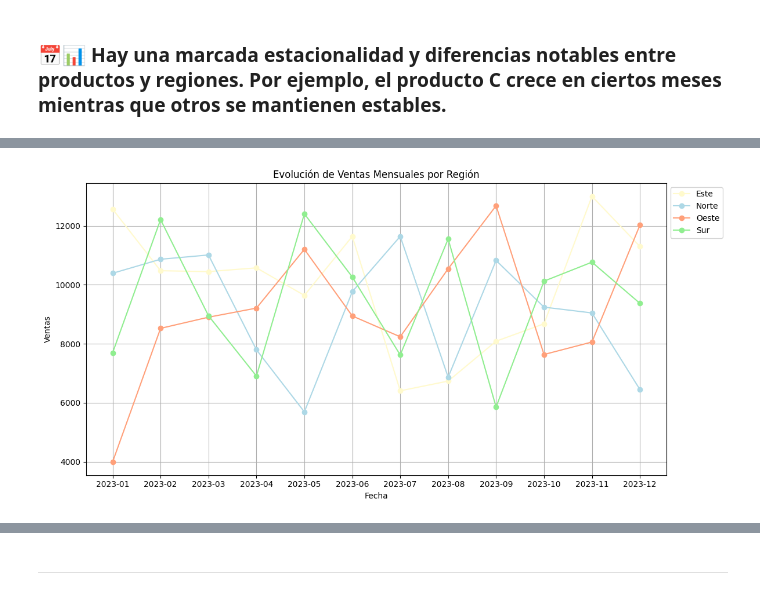
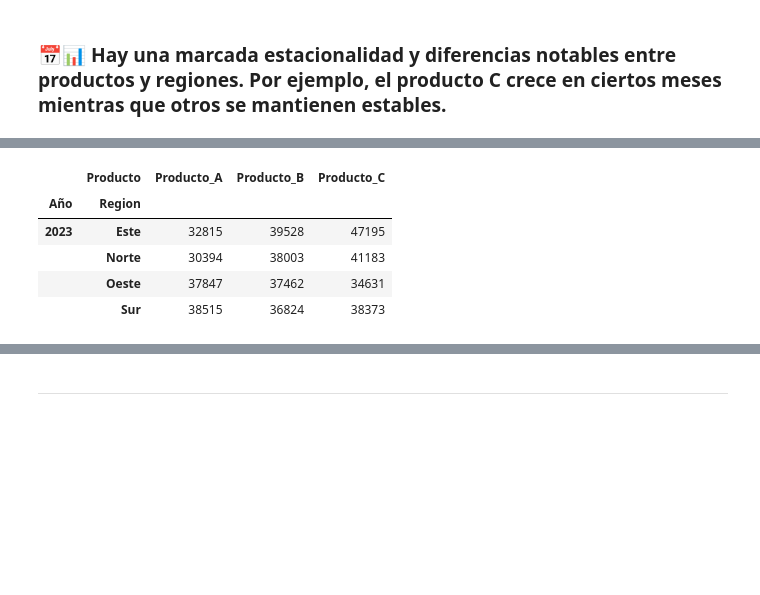
Before and after one commit to Gise05624/Proyecto_DataScience_I, a Jupyter notebook: Entrega_1/ProyectoDS_ParteI_Bargas.ipynb, the cells around one changed output, grey strips where cells are left out. Drawn from its saved outputs; the diff is of its cells as text; code cells hidden in the pictures; blank space fills up the shorter version.

```diff
--- a/Entrega_1/ProyectoDS_ParteI_Bargas.ipynb
+++ b/Entrega_1/ProyectoDS_ParteI_Bargas.ipynb
@@ -165,27 +170,3 @@ plt.show()
 [figure]
 # %% [markdown]
 ### 📅📊 Hay una marcada estacionalidad y diferencias notables entre productos y regiones. Por ejemplo, el producto C crece en ciertos meses mientras que otros se mantienen estables.
-# %%
-# Asegurar que la columna 'Mes' esté en formato datetime
-df['Mes'] = pd.to_datetime(df['Mes'])
-
-# Crear tabla pivote para productos vs tiempo
-pivot_df = df.pivot_table(index='Mes', columns='Producto', values='Ventas', aggfunc='sum')
-
-# Colores opcionales para trazar
-colors = sns.color_palette("tab10")
-
-# Gráfico de líneas para productos a lo largo del tiempo
-plt.figure(figsize=(12, 6))
-plt.gca().set_prop_cycle(color=colors)
-
-for column in pivot_df.columns:
-    plt.plot(pivot_df.index, pivot_df[column], label=column, marker='o')
-
-plt.title('Evolución de Ventas Mensuales por Producto')
-plt.xlabel('Fecha')
-plt.ylabel('Ventas')
-plt.legend(loc='upper left', bbox_to_anchor=(1, 1))
-plt.grid(True)
-plt.tight_layout()
-plt.show()
@@ -212,18 +173,12 @@ plt.show()
-# %%
-pivot_region = df.pivot_table(index='Mes', columns='Region', values='Ventas', aggfunc='sum')
-plt.figure(figsize=(12, 6))
-
-plt.gca().set_prop_cycle(color=[colores_por_region[region] for region in pivot_region.columns])
-
-for column in pivot_region.columns:
-    plt.plot(pivot_region.index, pivot_region[column], label=column, marker='o')
-
-plt.title('Evolución de Ventas Mensuales por Región')
-plt.xlabel('Fecha')
-plt.ylabel('Ventas')
-plt.legend(loc='upper left', bbox_to_anchor=(1, 1))
-plt.grid(True)
-plt.tight_layout()
-plt.show()
-# %% [output]
-[figure, removed]
+# %%
+df['Año'] = df['Mes'].dt.year
+resumen = df.groupby(['Año', 'Region', 'Producto'])['Ventas'].sum().unstack().fillna(0).astype(int)
+
+resumen.head()
+# %% [output]
+|  | Producto | Producto_A | Producto_B | Producto_C |
+| Año | Region |  |  |  |
+| 2023 | Este | 32815 | 39528 | 47195 |
+|  | Norte | 30394 | 38003 | 41183 |
+|  | Oeste | 37847 | 37462 | 34631 |
+|  | Sur | 38515 | 36824 | 38373 |
```
Also changed, not shown: parts of 11 cells of this notebook.
